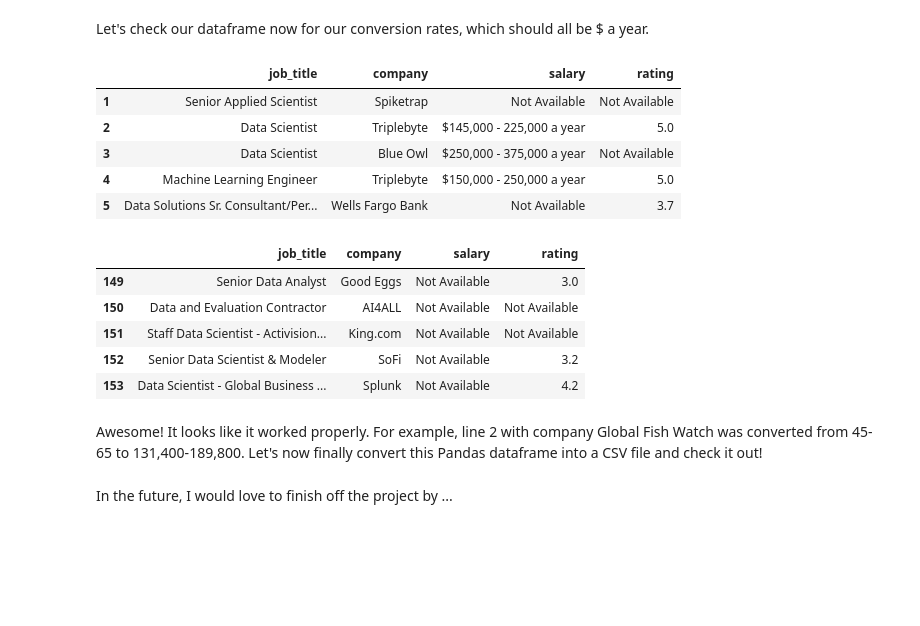
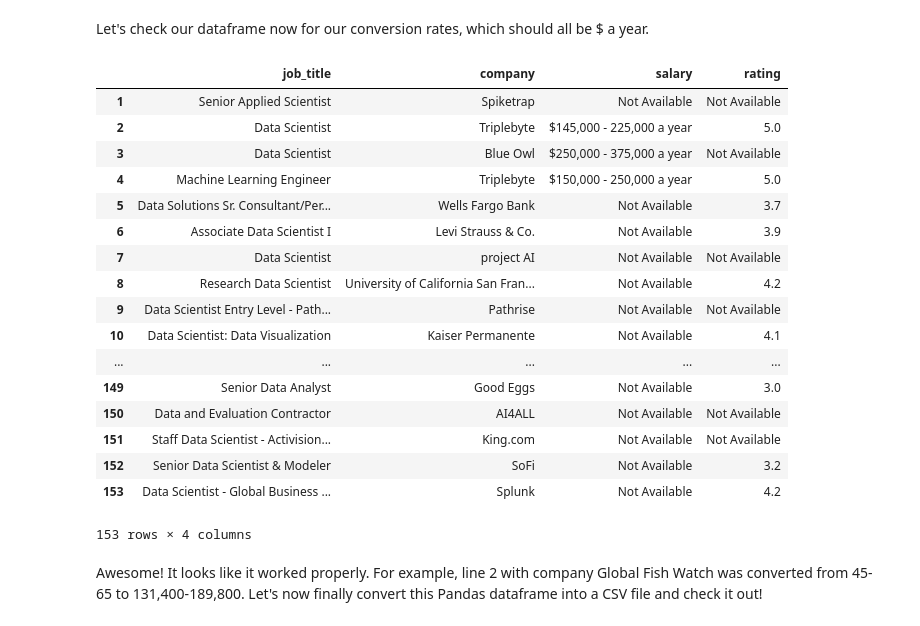
Before and after one commit to AlvinQLee/Indeed-Data-Scraping, a Jupyter notebook: Indeed.ipynb, the cells around one changed output. Cells and saved outputs as stored; diff of their text form; code cells hidden in the pictures; blank space fills up the shorter version.

```diff
--- a/Indeed.ipynb
+++ b/Indeed.ipynb
@@ -366,27 +366,28 @@ Name: salary, Length: 153, dtype: object
 # %% [markdown]
 Let's check our dataframe now for our conversion rates, which should all be $ a year.
 # %%
-sample_df.head()
+sample_df
 # %% [output]
 |  | job_title | company | salary | rating |
 | 1 | Senior Applied Scientist | Spiketrap | Not Available | Not Available |
 | 2 | Data Scientist | Triplebyte | $145,000 - 225,000 a year | 5.0 |
 | 3 | Data Scientist | Blue Owl | $250,000 - 375,000 a year | Not Available |
 | 4 | Machine Learning Engineer | Triplebyte | $150,000 - 250,000 a year | 5.0 |
 | 5 | Data Solutions Sr. Consultant/Per... | Wells Fargo Bank | Not Available | 3.7 |
+| 6 | Associate Data Scientist I | Levi Strauss & Co. | Not Available | 3.9 |
+| 7 | Data Scientist | project AI | Not Available | Not Available |
+| 8 | Research Data Scientist | University of California San Fran... | Not Available | 4.2 |
+| 9 | Data Scientist Entry Level - Path... | Pathrise | Not Available | Not Available |
+| 10 | Data Scientist: Data Visualization | Kaiser Permanente | Not Available | 4.1 |
+| ... | ... | ... | ... | ... |
+| 149 | Senior Data Analyst | Good Eggs | Not Available | 3.0 |
+| 150 | Data and Evaluation Contractor | AI4ALL | Not Available | Not Available |
+| 151 | Staff Data Scientist - Activision... | King.com | Not Available | Not Available |
+| 152 | Senior Data Scientist & Modeler | SoFi | Not Available | 3.2 |
+| 153 | Data Scientist - Global Business ... | Splunk | Not Available | 4.2 |
+153 rows × 4 columns
-# %%
-sample_df.tail()
-# %% [output]
-|  | job_title | company | salary | rating |
-| 149 | Senior Data Analyst | Good Eggs | Not Available | 3.0 |
-| 150 | Data and Evaluation Contractor | AI4ALL | Not Available | Not Available |
-| 151 | Staff Data Scientist - Activision... | King.com | Not Available | Not Available |
-| 152 | Senior Data Scientist & Modeler | SoFi | Not Available | 3.2 |
-| 153 | Data Scientist - Global Business ... | Splunk | Not Available | 4.2 |
 # %% [markdown]
 Awesome! It looks like it worked properly. For example, line 2 with company Global Fish Watch was converted from 45-65 to 131,400-189,800.
 Let's now finally convert this Pandas dataframe into a CSV file and check it out!
 # %%
 sample_df.to_csv('indeed.csv', index=False)
-# %% [markdown]
-In the future, I would love to finish off the project by ...
```
Also changed, not shown: parts of 1 cell of this notebook, 2 other files.
